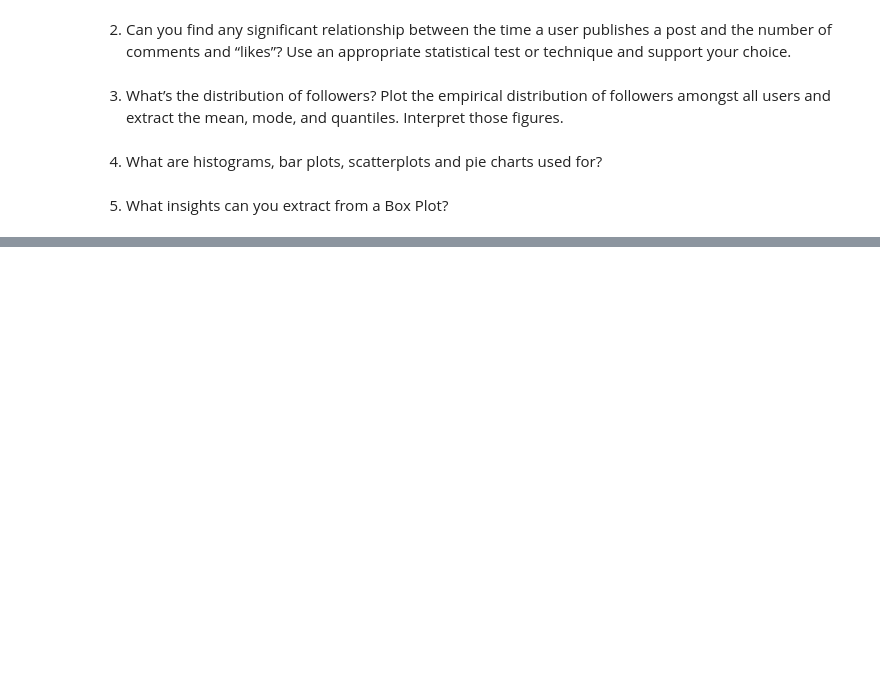
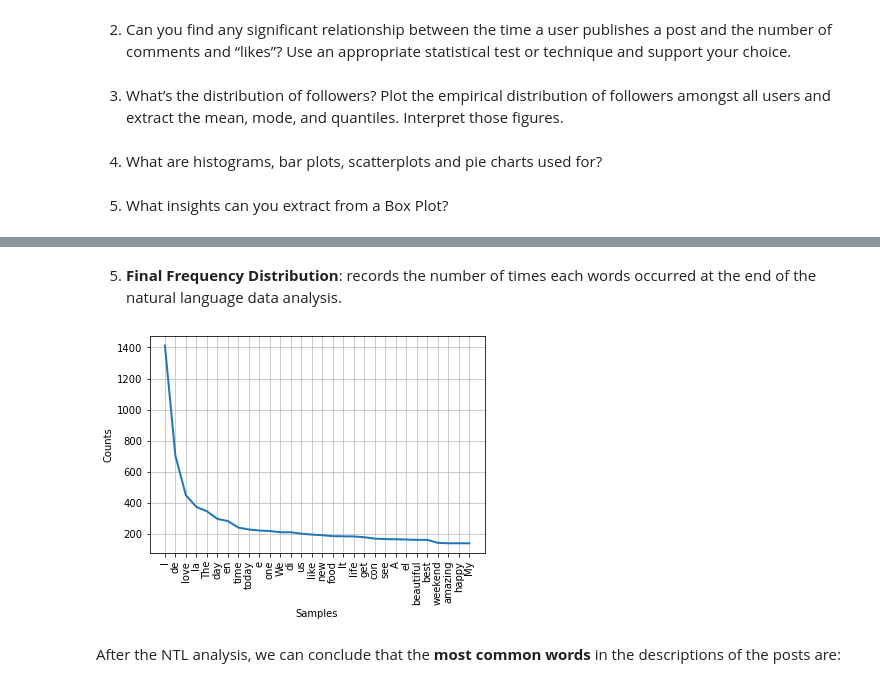
Before and after one commit to maryyyyna/ADM-HW2-Group14, a Jupyter notebook: main.ipynb, the cells around one changed output, grey strips where cells are left out. Saved outputs shown, nothing was run; the diff lists cells and outputs as text; code cells hidden in the pictures; blank space fills up the shorter version.

```diff
--- a/main.ipynb
+++ b/main.ipynb
@@ -816,0 +859,8 @@ KeyboardInterrupt
+# %%
+stop_words = set(stopwords.words("english"))
+words_without_stopwords = []
+for word in tokenized_english_words:
+     if word not in stop_words:
+        words_without_stopwords.append(word)
+
+print("Strings without Stopwords:", words_without_stopwords[:100])
@@ -816,0 +894,11 @@ KeyboardInterrupt
+# %% [markdown]
+5. **Final Frequency Distribution**: records the number of times each words occurred at the end of the natural language data analysis.
+# %%
+final_freq_dist = FreqDist(words_without_stopwords)
+
+final_freq_dist.plot(30,cumulative=False)
+plt.show()
+# %% [output]
+[figure, added]
+# %% [markdown]
+After the NTL analysis, we can conclude that the **most common words** in the descriptions of the posts are:
```
Also changed, not shown: parts of 15 cells of this notebook.
